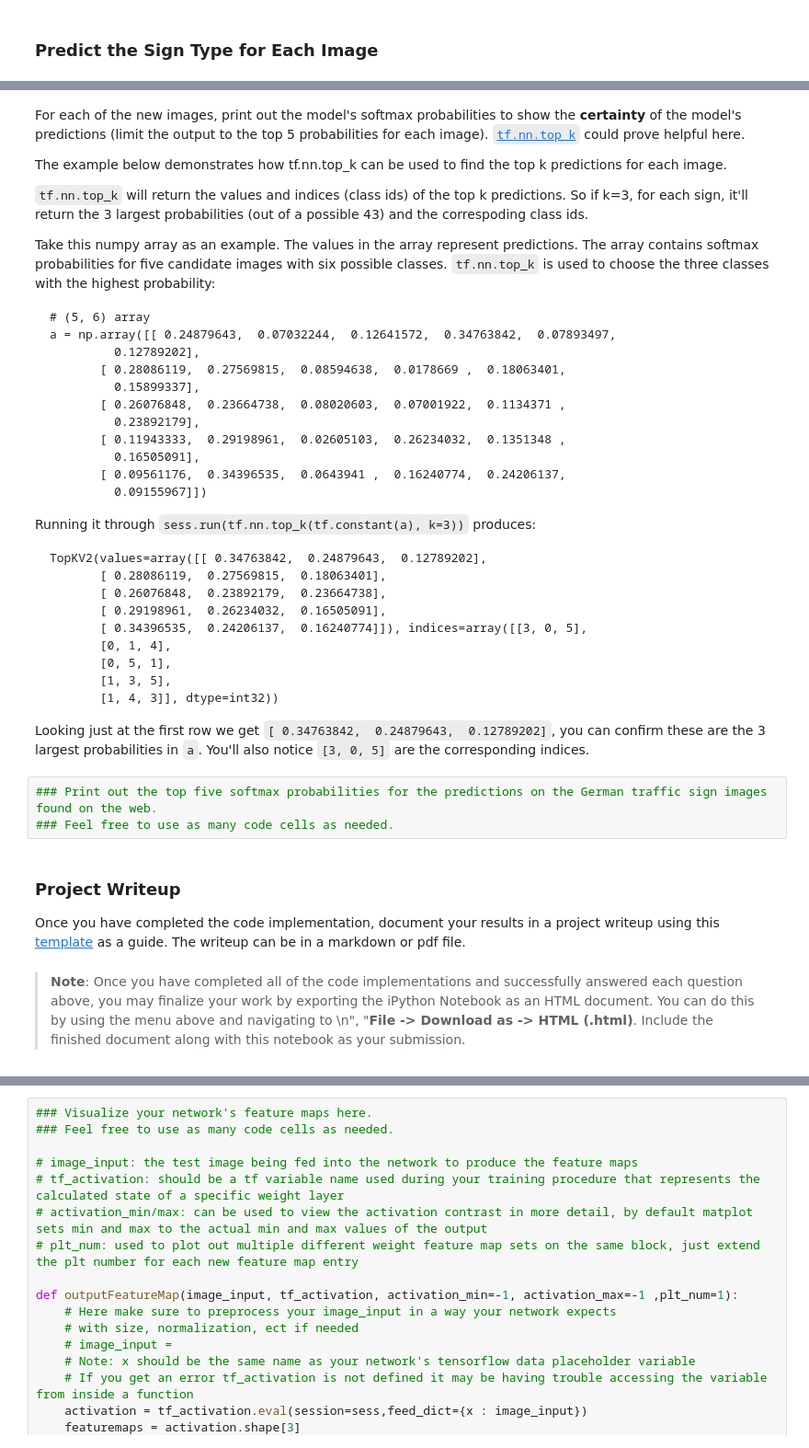
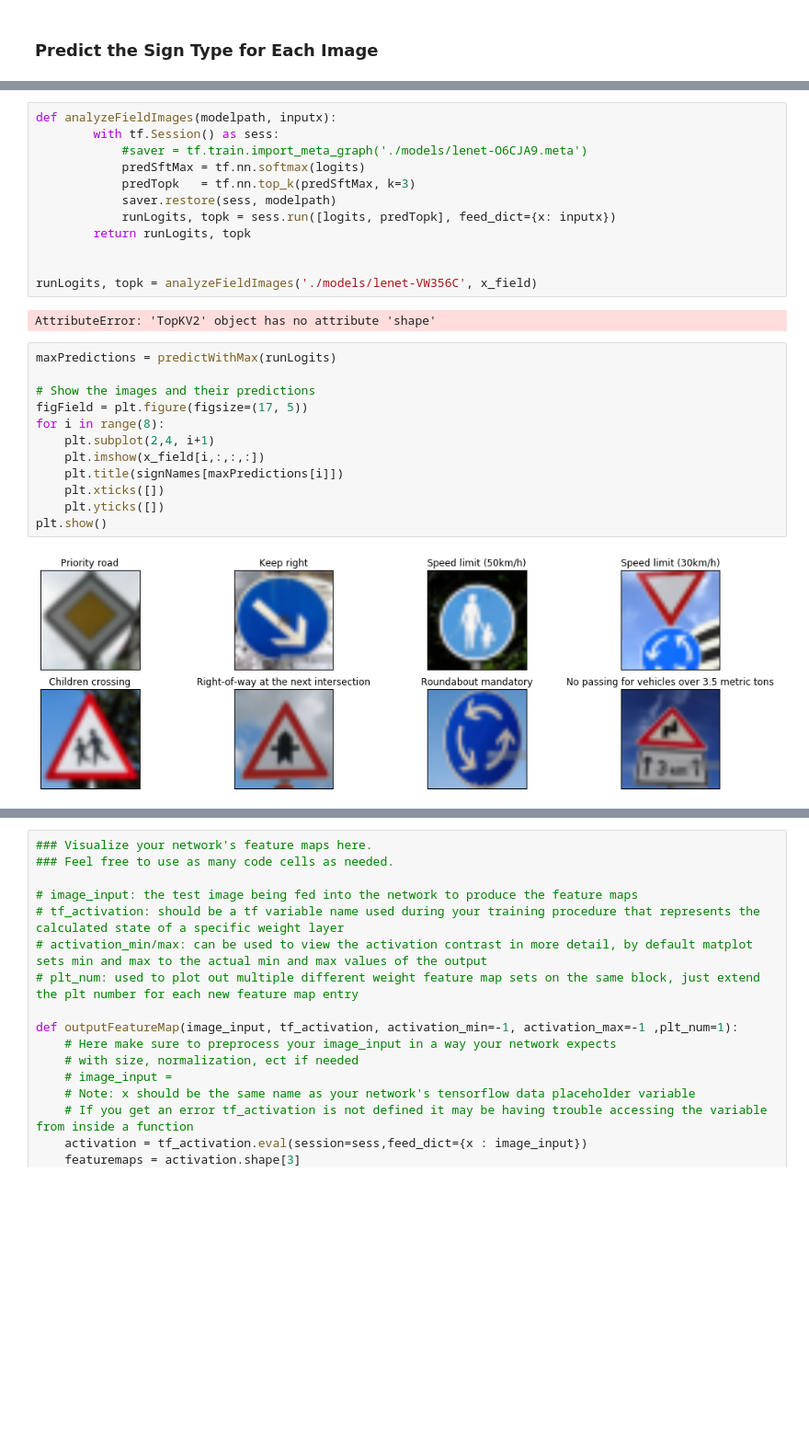
Before and after one commit to precyon/Traffic-Sign-Classifier, a Jupyter notebook: Traffic_Sign_Classifier.ipynb, the cells around one changed output, grey strips where cells are left out. Shown at 92% size. Drawn from its saved outputs; the diff is of its cells as text; blank space fills up the shorter version.

````diff
--- a/Traffic_Sign_Classifier.ipynb
+++ b/Traffic_Sign_Classifier.ipynb
@@ -833,48 +826,28 @@ You may find `signnames.csv` useful as it contains mappings from the class id (i
-# %% [markdown]
-For each of the new images, print out the model's softmax probabilities to show the **certainty** of the model's predictions (limit the output to the top 5 probabilities for each image). [`tf.nn.top_k`](https://www.tensorflow.org/versions/r0.12/api_docs/python/nn.html#top_k) could prove helpful here.
-
-The example below demonstrates how tf.nn.top_k can be used to find the top k predictions for each image.
-
-`tf.nn.top_k` will return the values and indices (class ids) of the top k predictions. So if k=3, for each sign, it'll return the 3 largest probabilities (out of a possible 43) and the correspoding class ids.
-
-Take this numpy array as an example. The values in the array represent predictions. The array contains softmax probabilities for five candidate images with six possible classes. `tf.nn.top_k` is used to choose the three classes with the highest probability:
-
-```
-# (5, 6) array
-a = np.array([[ 0.24879643,  0.07032244,  0.12641572,  0.34763842,  0.07893497,
-         0.12789202],
-       [ 0.28086119,  0.27569815,  0.08594638,  0.0178669 ,  0.18063401,
-         0.15899337],
-       [ 0.26076848,  0.23664738,  0.08020603,  0.07001922,  0.1134371 ,
-         0.23892179],
-       [ 0.11943333,  0.29198961,  0.02605103,  0.26234032,  0.1351348 ,
-         0.16505091],
-       [ 0.09561176,  0.34396535,  0.0643941 ,  0.16240774,  0.24206137,
-         0.09155967]])
-```
-
-Running it through `sess.run(tf.nn.top_k(tf.constant(a), k=3))` produces:
-
-```
-TopKV2(values=array([[ 0.34763842,  0.24879643,  0.12789202],
-       [ 0.28086119,  0.27569815,  0.18063401],
-       [ 0.26076848,  0.23892179,  0.23664738],
-       [ 0.29198961,  0.26234032,  0.16505091],
-       [ 0.34396535,  0.24206137,  0.16240774]]), indices=array([[3, 0, 5],
-       [0, 1, 4],
-       [0, 5, 1],
-       [1, 3, 5],
-       [1, 4, 3]], dtype=int32))
-```
-
-Looking just at the first row we get `[ 0.34763842,  0.24879643,  0.12789202]`, you can confirm these are the 3 largest probabilities in `a`. You'll also notice `[3, 0, 5]` are the corresponding indices.
-# %%
-### Print out the top five softmax probabilities for the predictions on the German traffic sign images found on the web.
-### Feel free to use as many code cells as needed.
-# %% [markdown]
-### Project Writeup
-
-Once you have completed the code implementation, document your results in a project writeup using this [template](https://github.com/udacity/CarND-Traffic-Sign-Classifier-Project/blob/master/writeup_template.md) as a guide. The writeup can be in a markdown or pdf file.
-# %% [markdown]
-> **Note**: Once you have completed all of the code implementations and successfully answered each question above, you may finalize your work by exporting the iPython Notebook as an HTML document. You can do this by using the menu above and navigating to  \n",
-    "**File -> Download as -> HTML (.html)**. Include the finished document along with this notebook as your submission.
+# %%
+def analyzeFieldImages(modelpath, inputx):
+        with tf.Session() as sess:
+            #saver = tf.train.import_meta_graph('./models/lenet-O6CJA9.meta')
+            predSftMax = tf.nn.softmax(logits)
+            predTopk   = tf.nn.top_k(predSftMax, k=3)
+            saver.restore(sess, modelpath)
+            runLogits, topk = sess.run([logits, predTopk], feed_dict={x: inputx})
+        return runLogits, topk
+
+
+runLogits, topk = analyzeFieldImages('./models/lenet-VW356C', x_field)
+# %% [output]
+AttributeError: 'TopKV2' object has no attribute 'shape'
+# %%
+maxPredictions = predictWithMax(runLogits)
+
+# Show the images and their predictions
+figField = plt.figure(figsize=(17, 5))
+for i in range(8):
+    plt.subplot(2,4, i+1)
+    plt.imshow(x_field[i,:,:,:])
+    plt.title(signNames[maxPredictions[i]])
+    plt.xticks([])
+    plt.yticks([])
+plt.show()
+# %% [output]
+[figure, added]
````
Also changed, not shown: parts of 16 cells of this notebook, 10 other files.
